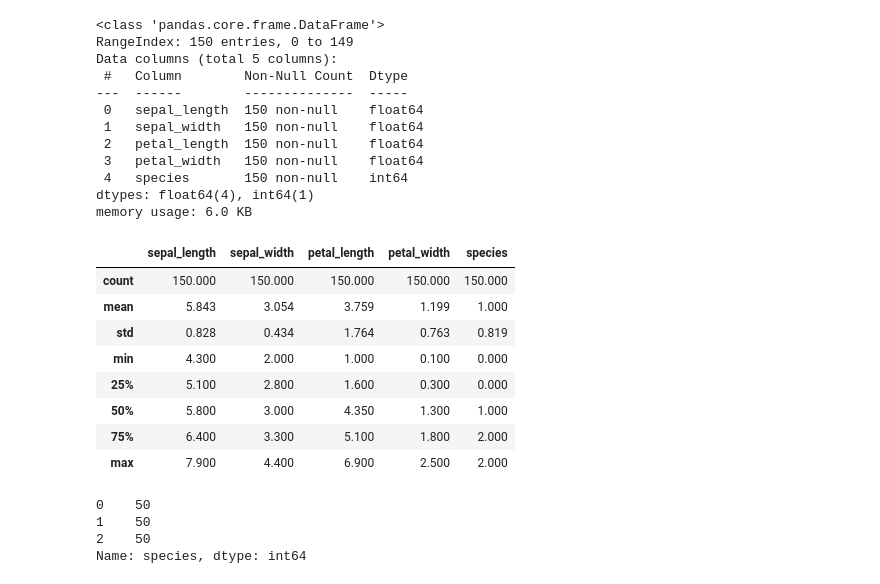
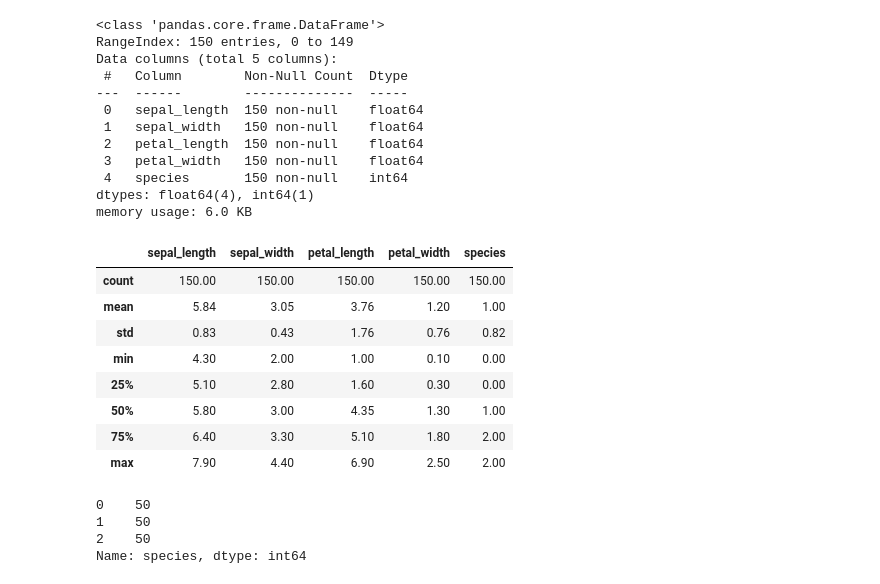
Before and after one commit to fernandopmarciano/Data_Analisys, a Jupyter notebook: Iris_Flower/Iris_classifier.ipynb, the cells around one changed output. Cells and saved outputs as stored; diff of their text form; code cells hidden in the pictures.

Commit message:
update: round.describe 3 to 2

```diff
--- a/Iris_Flower/Iris_classifier.ipynb
+++ b/Iris_Flower/Iris_classifier.ipynb
@@ -75,17 +75,17 @@ Data columns (total 5 columns):
 dtypes: float64(4), int64(1)
 memory usage: 6.0 KB
 # %%
-round(data.describe(),3)
+round(data.describe(),2)
 # %% [output]
 |  | sepal_length | sepal_width | petal_length | petal_width | species |
-| count | 150.000 | 150.000 | 150.000 | 150.000 | 150.000 |
-| mean | 5.843 | 3.054 | 3.759 | 1.199 | 1.000 |
-| std | 0.828 | 0.434 | 1.764 | 0.763 | 0.819 |
-| min | 4.300 | 2.000 | 1.000 | 0.100 | 0.000 |
-| 25% | 5.100 | 2.800 | 1.600 | 0.300 | 0.000 |
-| 50% | 5.800 | 3.000 | 4.350 | 1.300 | 1.000 |
-| 75% | 6.400 | 3.300 | 5.100 | 1.800 | 2.000 |
-| max | 7.900 | 4.400 | 6.900 | 2.500 | 2.000 |
+| count | 150.00 | 150.00 | 150.00 | 150.00 | 150.00 |
+| mean | 5.84 | 3.05 | 3.76 | 1.20 | 1.00 |
+| std | 0.83 | 0.43 | 1.76 | 0.76 | 0.82 |
+| min | 4.30 | 2.00 | 1.00 | 0.10 | 0.00 |
+| 25% | 5.10 | 2.80 | 1.60 | 0.30 | 0.00 |
+| 50% | 5.80 | 3.00 | 4.35 | 1.30 | 1.00 |
+| 75% | 6.40 | 3.30 | 5.10 | 1.80 | 2.00 |
+| max | 7.90 | 4.40 | 6.90 | 2.50 | 2.00 |
 # %%
 # to display n. of samples on each class
 data['species'].value_counts()
```
